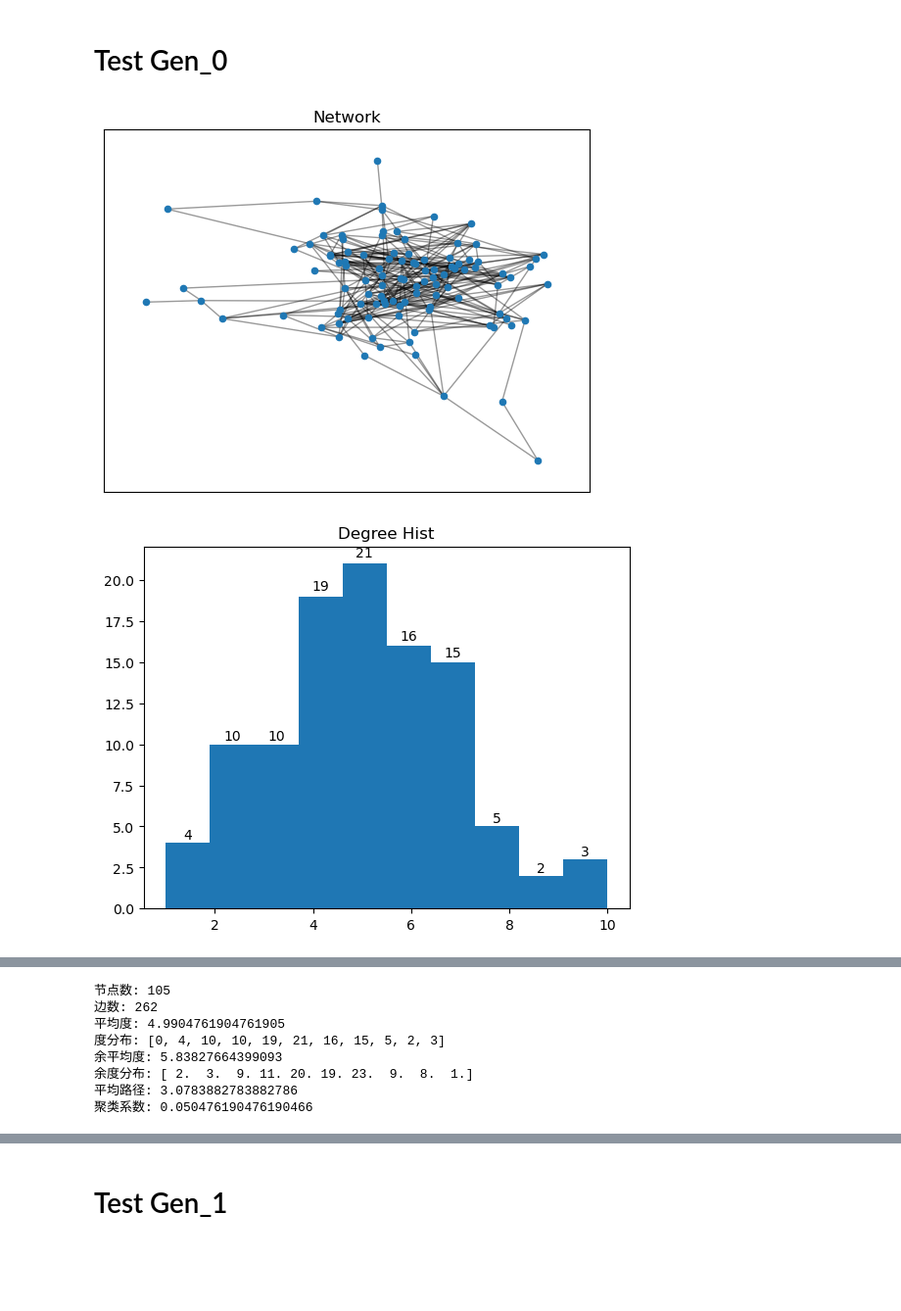
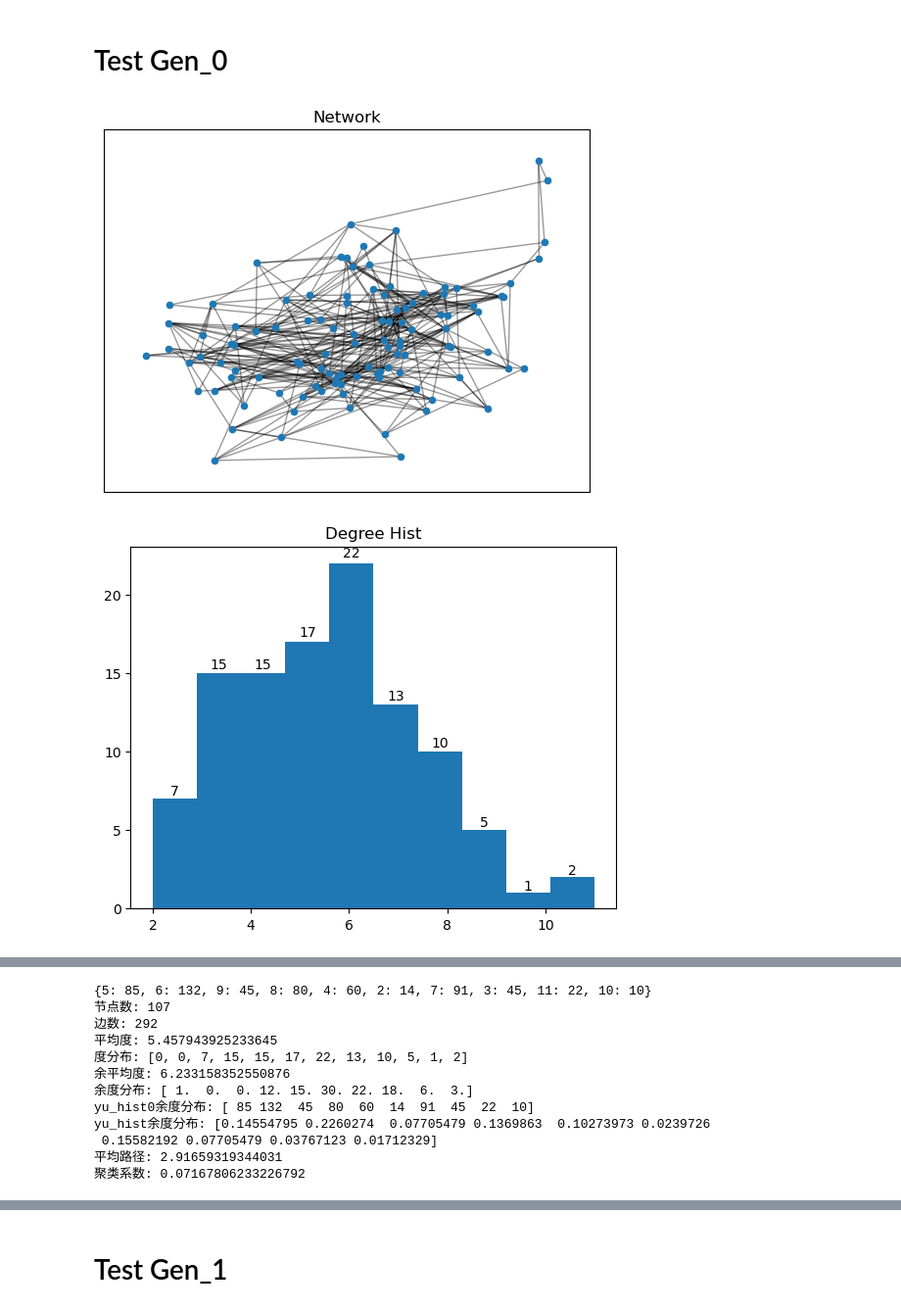
Before and after one commit to Chris-Tang6/Construct_NullModel, a Jupyter notebook: run.ipynb, the cells around one changed output, grey strips where cells are left out. Shown at 98% size. Drawn from its saved outputs; the diff is of its cells as text; code cells hidden in the pictures; blank space fills up the shorter version.

```diff
--- a/run.ipynb
+++ b/run.ipynb
@@ -151,12 +176,33 @@ def statistic_graph(g_data):
         remian_deg_list.append(remain_deg_i)
     avg_degree_remainder = np.sum(remian_deg_list) / num_nodes
 
+
+    rdeg_dic = {}
+    for i in remian_deg_list:
+        rdeg_dic[i] = rdeg_dic.get(i, 0) + 1
+    rdeg_dic = sorted(rdeg_dic.items(), key=lambda x: x[0])
+    print(f'rDeg: {rdeg_dic}')
+
     n, bins, patches = plt.hist(remian_deg_list, bins=10)
     for i in range(len(n)):
         plt.text(bins[i] + (bins[1] - bins[0]) / 2, n[i] * 1.01, int(n[i]), ha='center', va='bottom')
     plt.title('Remain Deg Hist')
     plt.show()
     degree_remainder_hist = patches.datavalues
+
+    # 余度分布
+    deg_dic = {}
+    for pair in g_data.edges:
+        i = pair[0]
+        j = pair[1]
+        deg_i = draw_y[i]
+        deg_j = draw_y[j]
+        # 累加尾节点度数出现的次数
+        deg_dic[deg_i] = deg_dic.get(deg_i, 0) + 1
+        deg_dic[deg_j] = deg_dic.get(deg_j, 0) + 1
+    print(deg_dic)
+    yu_hist0 = np.array([item[1] for item in deg_dic.items()])
+    yu_hist = np.array([item[1] for item in deg_dic.items()]) / (2*num_edges)
 
     # 计算平均路径和聚类系数
     avg_path_length = nx.average_shortest_path_length(g_data)
@@ -172,6 +218,8 @@ def statistic_graph(g_data):
     print("度分布:", degree_hist)
     print("余平均度:", avg_degree_remainder)
     print("余度分布:", degree_remainder_hist)
+    print("yu_hist0余度分布:", yu_hist0)
+    print("yu_hist余度分布:", yu_hist)
     print("平均路径:", avg_path_length)
     print("聚类系数:", avg_clustering_coefficient)
 
@@ -321,0 +361,9 @@ statistic_graph(g_data)
+# %%
+# 读入邻接表
+data = pd.read_csv(r'E:\TangDoc\网络科学\大作业\测试数据\11.csv', header=None)
+adj_list = data.to_numpy()
+adj_list = [(pair[0], pair[1]) for pair in adj_list]
+# 由邻接表构图
+g_data = nx.Graph(adj_list)
+
+statistic_graph(g_data)
@@ -322,10 +400,12 @@ statistic_graph(g_data)
 # %% [markdown]
 # Test Gen_0
 # %%
-n = 105  # node count
-m = 262  # edge count
+# n = 105  # node count
+# m = 262  # edge count
+n = g_data.number_of_nodes()
+m = g_data.number_of_edges()
 g_model_0 = generate_null_model_0(n, m)
 statistic_graph(g_model_0)
 # %% [output]
-[figure, old version]
+[figure, new version]
-[figure, old version]
+[figure, new version]
@@ -333,8 +413,12 @@ statistic_graph(g_model_0)
-节点数: 105
-边数: 262
-平均度: 4.9904761904761905
-度分布: [0, 4, 10, 10, 19, 21, 16, 15, 5, 2, 3]
-余平均度: 5.83827664399093
-余度分布: [ 2.  3.  9. 11. 20. 19. 23.  9.  8.  1.]
-平均路径: 3.0783882783882786
-聚类系数: 0.050476190476190466
+{5: 85, 6: 132, 9: 45, 8: 80, 4: 60, 2: 14, 7: 91, 3: 45, 11: 22, 10: 10}
+节点数: 107
+边数: 292
+平均度: 5.457943925233645
+度分布: [0, 0, 7, 15, 15, 17, 22, 13, 10, 5, 1, 2]
+余平均度: 6.233158352550876
+余度分布: [ 1.  0.  0. 12. 15. 30. 22. 18.  6.  3.]
+yu_hist0余度分布: [ 85 132  45  80  60  14  91  45  22  10]
+yu_hist余度分布: [0.14554795 0.2260274  0.07705479 0.1369863  0.10273973 0.0239726
+ 0.15582192 0.07705479 0.03767123 0.01712329]
+平均路径: 2.91659319344031
+聚类系数: 0.07167806233226792
```
Also changed, not shown: parts of 15 cells of this notebook, 1 other file.
